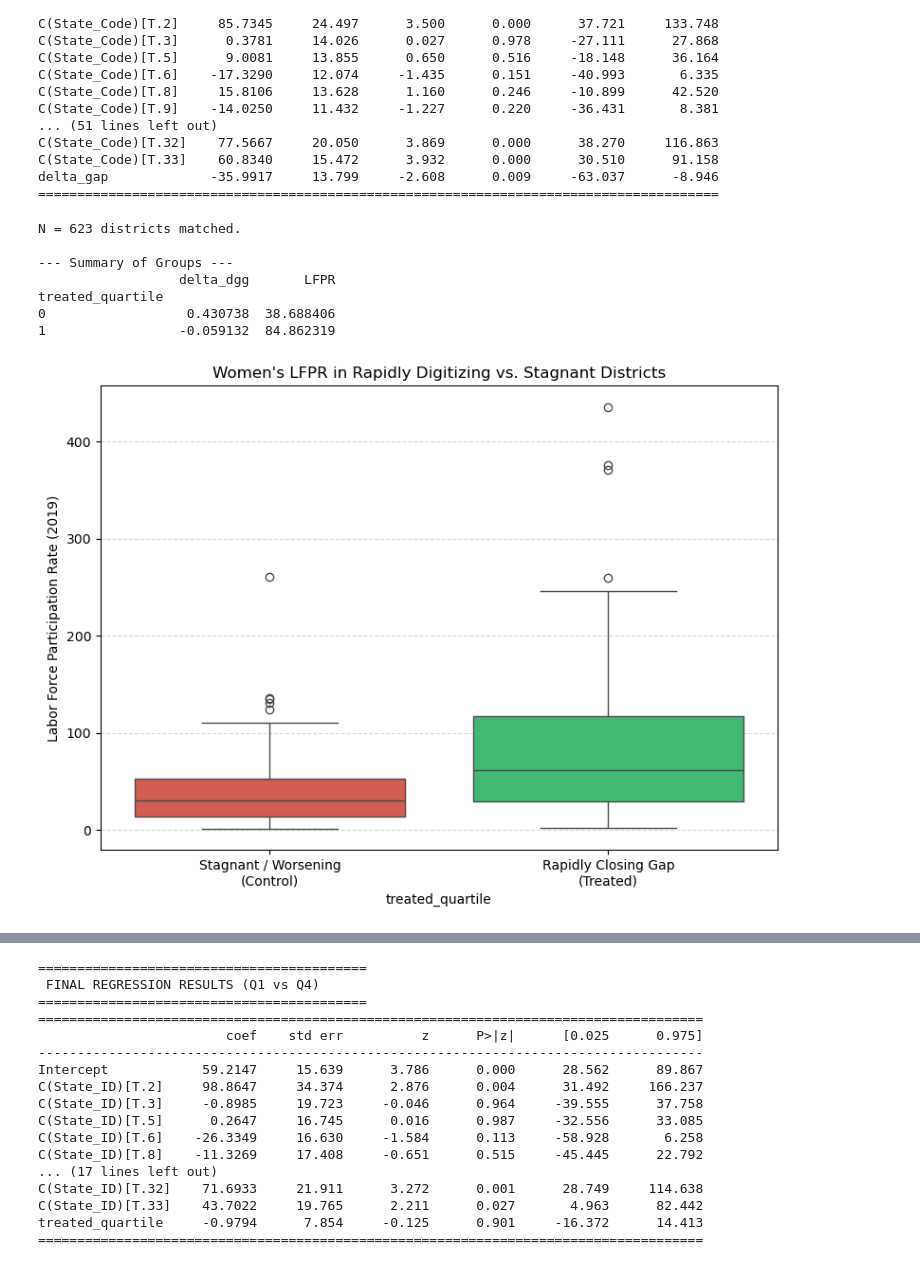
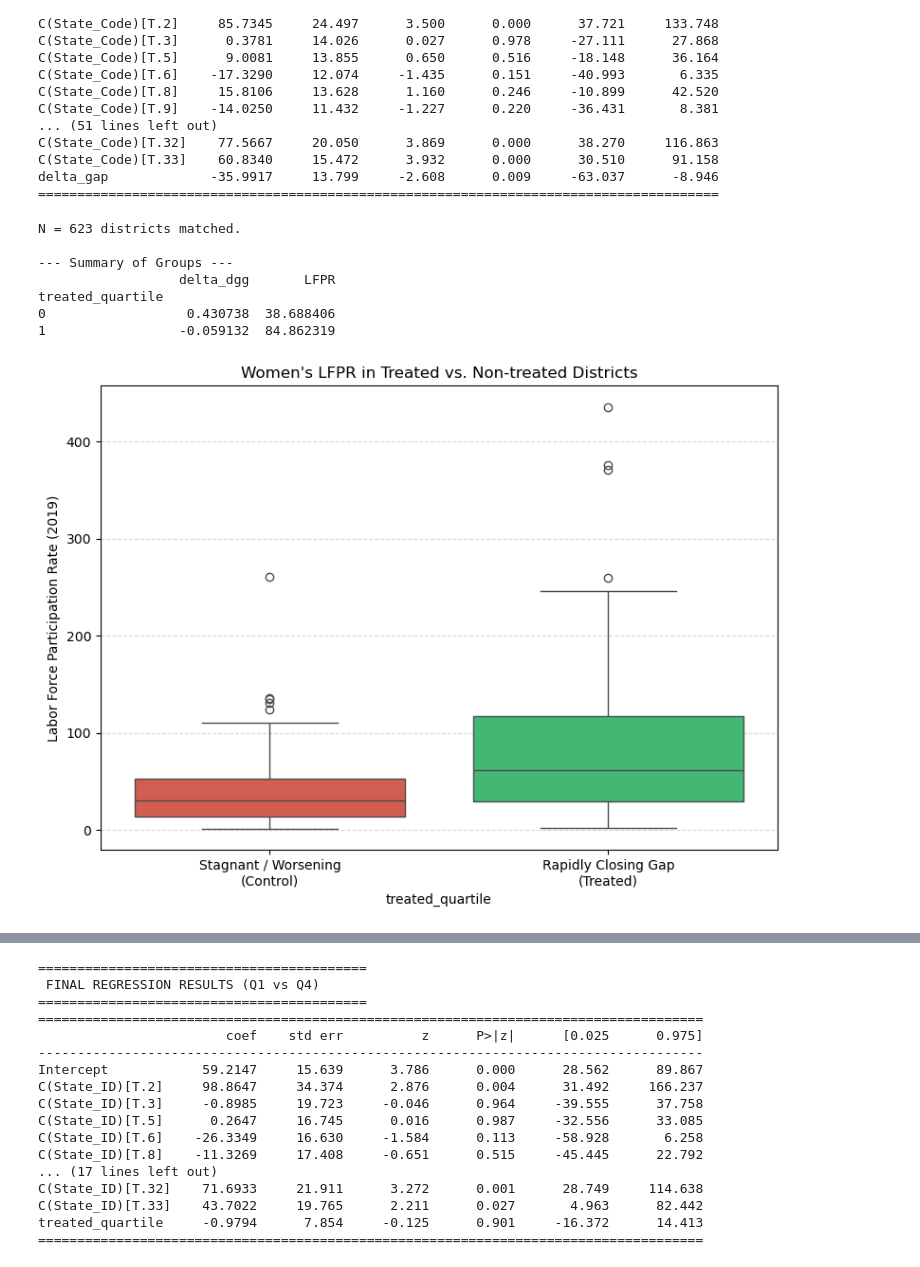
Before and after one commit to soumyeet/microecondev, a Jupyter notebook: tgif.ipynb, the cells around one changed output, grey strips where cells are left out. Cells and saved outputs as stored; diff of their text form; code cells hidden in the pictures.

```diff
--- a/tgif.ipynb
+++ b/tgif.ipynb
@@ -505,7 +505,7 @@ sns.boxplot(data=reg_df, x='treated_quartile', y='LFPR', hue='treated_quartile',
             palette={0: "#e74c3c", 1: "#2ecc71"}, legend=False)
 
 plt.xticks([0, 1], ['Stagnant / Worsening\n(Control)', 'Rapidly Closing Gap\n(Treated)'])
-plt.title("Women's LFPR in Rapidly Digitizing vs. Stagnant Districts")
+plt.title("Women's LFPR in Treated vs. Non-treated Districts")
 plt.ylabel("Labor Force Participation Rate (2019)")
 plt.grid(axis='y', linestyle='--', alpha=0.5)
 plt.tight_layout()
@@ -514,34 +514,34 @@ plt.show()
 # Visual 2: Scatter (Unchanged, but ensures colors map correctly)
 plt.figure(figsize=(10, 6))
 sns.scatterplot(data=df, x='delta_dgg', y='LFPR', color='lightgray', alpha=0.5, label='Middle 50%')
 sns.scatterplot(data=reg_df[reg_df['treated_quartile']==1], x='delta_dgg', y='LFPR', color='green', s=80, label='Top Improvers')
 sns.scatterplot(data=reg_df[reg_df['treated_quartile']==0], x='delta_dgg', y='LFPR', color='red', s=80, label='Stagnant')
 
 plt.axvline(0, color='black', linestyle='--', linewidth=1)
 plt.title("Digital Convergence: Improvement in Gender Gap vs LFPR")
 plt.xlabel("Change in Mobile Gap (2018-2021)\n(Left = Improved, Right = Worsened)")
 plt.ylabel("LFPR (2019)")
 plt.legend()
 plt.show()
 
 # --- STEP D: FINAL REGRESSION ---
 # (Model code remains exactly the same)
 formula = "LFPR ~ treated_quartile + C(State_ID)"
 model = smf.ols(formula, data=reg_df).fit(cov_type='HC1')
 
 print("\n==========================================")
 print(" FINAL REGRESSION RESULTS (Q1 vs Q4) ")
 print("==========================================")
 print(model.summary().tables[1])
 # %% [output]
 N = 623 districts matched.
 
 --- Summary of Groups ---
                   delta_dgg       LFPR
 treated_quartile
 0                  0.430738  38.688406
 1                 -0.059132  84.862319
-[figure, old version]
+[figure, new version]
 [figure]
 ==========================================
  FINAL REGRESSION RESULTS (Q1 vs Q4)
```
Also changed, not shown: parts of 6 cells of this notebook.
